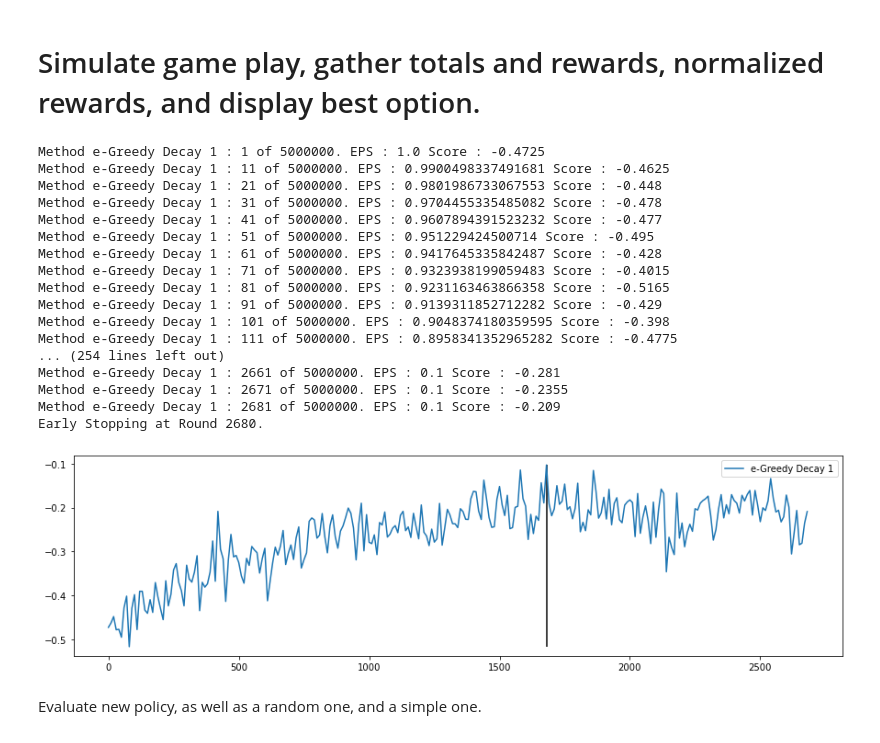
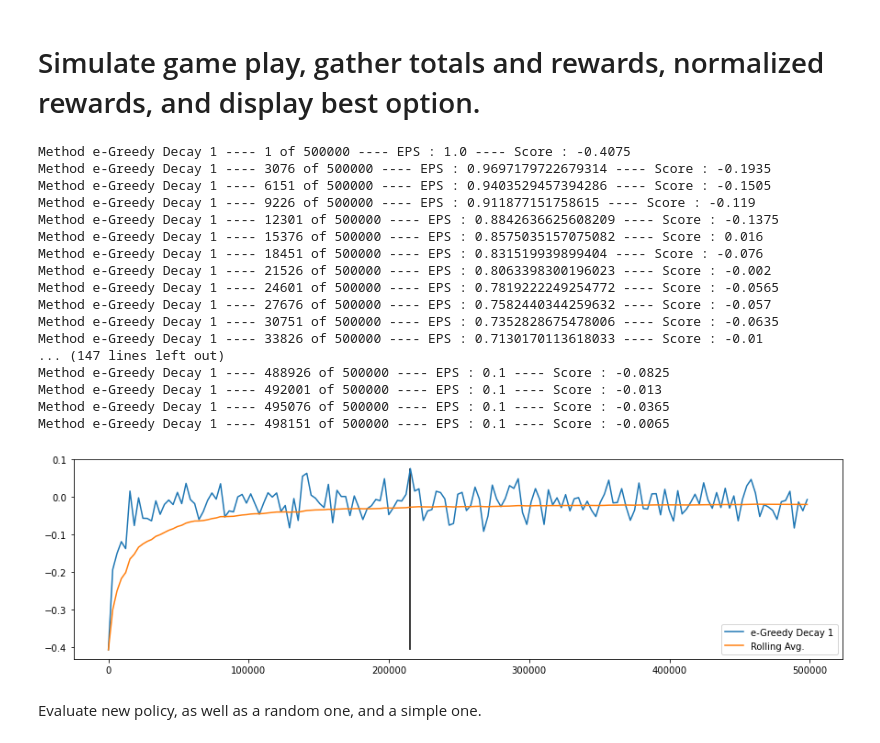
Before and after one commit to petersim1/Blackjack_RL, a Jupyter notebook: Blackjack.ipynb, the cells around one changed output. Saved outputs shown, nothing was run; the diff lists cells and outputs as text; code cells hidden in the pictures.

```diff
--- a/Blackjack.ipynb
+++ b/Blackjack.ipynb
@@ -358,5 +191,13 @@ every = 10 # interval to evaluate policy
 # %%
-blackjack = Game(Player,shrinkDeck=True,nDecks=nDecks,ratioPenetrate=ratioPenetrate,verbose=False)
+blackjack = Game(
+    Player,
+    allowHardCodedCards=True,
+    shrinkDeck=True,
+    nDecks=nDecks,
+    ratioPenetrate=ratioPenetrate,
+    verbose=False
+)
+
 allCards = list(blackjack.cardMap.values())
 Q['Q'] = initQ(moves,allCards)
 
@@ -365,25 +206,26 @@ counter = 0
 minPerformance = -10
 while r < nEpisodes :
 
+    card_comb_use = card_comb_all[r%len(card_comb_all)]
+
     blackjack.initRound(wagers)
-    houseBlackjack = blackjack.dealInit()
-    if blackjack.houseBlackjack :
-        continue
-    eps = max(Q['min_epsilon'],np.exp(-Q['epsilon_decay']*r)) #exponential decay factor.
-    learnPolicy(blackjack,Q['Q'],nPlayers,eps,gamma,lr)
+    blackjack.dealInit(hardcodedCards=card_comb_use)
+    if not blackjack.houseBlackjack :
+        eps = max(Q['min_epsilon'],np.exp(-Q['epsilon_decay']*r)) #exponential decay factor.
+        learnPolicy(blackjack,Q['Q'],nPlayers,eps,gamma,lr)
 
     if not r%every :
-        blackjack = Game(Player,shrinkDeck=True,nDecks=nDecks,ratioPenetrate=ratioPenetrate,verbose=False)
-        p = np.mean(evaluatePolicy(blackjack,Q['Q'],wagers,nRoundsEvaluate)[-1])
+        blackjackEval = Game(Player,shrinkDeck=True,nDecks=nDecks,ratioPenetrate=ratioPenetrate,verbose=False)
+        p = np.mean(evaluatePolicy(blackjackEval,Q['Q'],wagers,nRoundsEvaluate)[-1])
         Q['evaluation'].append(p)
 
-        print('Method {} : {} of {}. EPS : {} Score : {}'.format(Q['name'],r+1,nEpisodes,eps,p))
+        print('Method {} ---- {} of {} ---- EPS : {} ---- Score : {}'.format(Q['name'],r+1,nEpisodes,eps,p))
 
         if p < minPerformance :
             counter += 1
         else :
             counter = 0
-            bestQ = Q['Q'].copy() #backtracking. This will be used as optimal Q value dict.
+            bestQ = Q['Q'].copy() # "backtracking". This will be used as optimal Q value dict.
         minPerformance = max(minPerformance,p)
 
     if (earlyStop) & (counter == e) :
@@ -393,30 +235,39 @@ while r < nEpisodes :
 
     r += 1
 # %% [output]
-Method e-Greedy Decay 1 : 1 of 5000000. EPS : 1.0 Score : -0.4725
-Method e-Greedy Decay 1 : 11 of 5000000. EPS : 0.9900498337491681 Score : -0.4625
-Method e-Greedy Decay 1 : 21 of 5000000. EPS : 0.9801986733067553 Score : -0.448
-Method e-Greedy Decay 1 : 31 of 5000000. EPS : 0.9704455335485082 Score : -0.478
-Method e-Greedy Decay 1 : 41 of 5000000. EPS : 0.9607894391523232 Score : -0.477
-Method e-Greedy Decay 1 : 51 of 5000000. EPS : 0.951229424500714 Score : -0.495
-Method e-Greedy Decay 1 : 61 of 5000000. EPS : 0.9417645335842487 Score : -0.428
-Method e-Greedy Decay 1 : 71 of 5000000. EPS : 0.9323938199059483 Score : -0.4015
-Method e-Greedy Decay 1 : 81 of 5000000. EPS : 0.9231163463866358 Score : -0.5165
-Method e-Greedy Decay 1 : 91 of 5000000. EPS : 0.9139311852712282 Score : -0.429
-Method e-Greedy Decay 1 : 101 of 5000000. EPS : 0.9048374180359595 Score : -0.398
-Method e-Greedy Decay 1 : 111 of 5000000. EPS : 0.8958341352965282 Score : -0.4775
-... (254 lines left out)
-Method e-Greedy Decay 1 : 2661 of 5000000. EPS : 0.1 Score : -0.281
-Method e-Greedy Decay 1 : 2671 of 5000000. EPS : 0.1 Score : -0.2355
-Method e-Greedy Decay 1 : 2681 of 5000000. EPS : 0.1 Score : -0.209
-Early Stopping at Round 2680.
+Method e-Greedy Decay 1 ---- 1 of 500000 ---- EPS : 1.0 ---- Score : -0.4075
+Method e-Greedy Decay 1 ---- 3076 of 500000 ---- EPS : 0.9697179722679314 ---- Score : -0.1935
+Method e-Greedy Decay 1 ---- 6151 of 500000 ---- EPS : 0.9403529457394286 ---- Score : -0.1505
+Method e-Greedy Decay 1 ---- 9226 of 500000 ---- EPS : 0.911877151758615 ---- Score : -0.119
+Method e-Greedy Decay 1 ---- 12301 of 500000 ---- EPS : 0.8842636625608209 ---- Score : -0.1375
+Method e-Greedy Decay 1 ---- 15376 of 500000 ---- EPS : 0.8575035157075082 ---- Score : 0.016
+Method e-Greedy Decay 1 ---- 18451 of 500000 ---- EPS : 0.831519939899404 ---- Score : -0.076
+Method e-Greedy Decay 1 ---- 21526 of 500000 ---- EPS : 0.8063398300196023 ---- Score : -0.002
+Method e-Greedy Decay 1 ---- 24601 of 500000 ---- EPS : 0.7819222249254772 ---- Score : -0.0565
+Method e-Greedy Decay 1 ---- 27676 of 500000 ---- EPS : 0.7582440344259632 ---- Score : -0.057
+Method e-Greedy Decay 1 ---- 30751 of 500000 ---- EPS : 0.7352828675478006 ---- Score : -0.0635
+Method e-Greedy Decay 1 ---- 33826 of 500000 ---- EPS : 0.7130170113618033 ---- Score : -0.01
+... (147 lines left out)
+Method e-Greedy Decay 1 ---- 488926 of 500000 ---- EPS : 0.1 ---- Score : -0.0825
+Method e-Greedy Decay 1 ---- 492001 of 500000 ---- EPS : 0.1 ---- Score : -0.013
+Method e-Greedy Decay 1 ---- 495076 of 500000 ---- EPS : 0.1 ---- Score : -0.0365
+Method e-Greedy Decay 1 ---- 498151 of 500000 ---- EPS : 0.1 ---- Score : -0.0065
 # %%
 plt.figure(figsize=(15,4))
-plt.plot(np.arange(0,len(Q['evaluation']))*every,Q['evaluation'],label=Q['name'])
+plt.plot(
+    np.arange(0,len(Q['evaluation']))*every,
+    Q['evaluation'],
+    label=Q['name']
+)
+plt.plot(
+    np.arange(0,len(Q['evaluation']))*every,
+    np.cumsum(Q['evaluation']) / np.arange(1,len(Q['evaluation'])+1),
+    label='Rolling Avg.'
+)
 plt.vlines(x=np.argmax(Q['evaluation'])*every,ymin=min(Q['evaluation']),ymax=max(Q['evaluation']),color='k')
 
 plt.legend()
 plt.show()
 # %% [output]
-[figure, old version]
+[figure, new version]
 # %%
```
Also changed, not shown: parts of 6 cells of this notebook, 4 other files.
